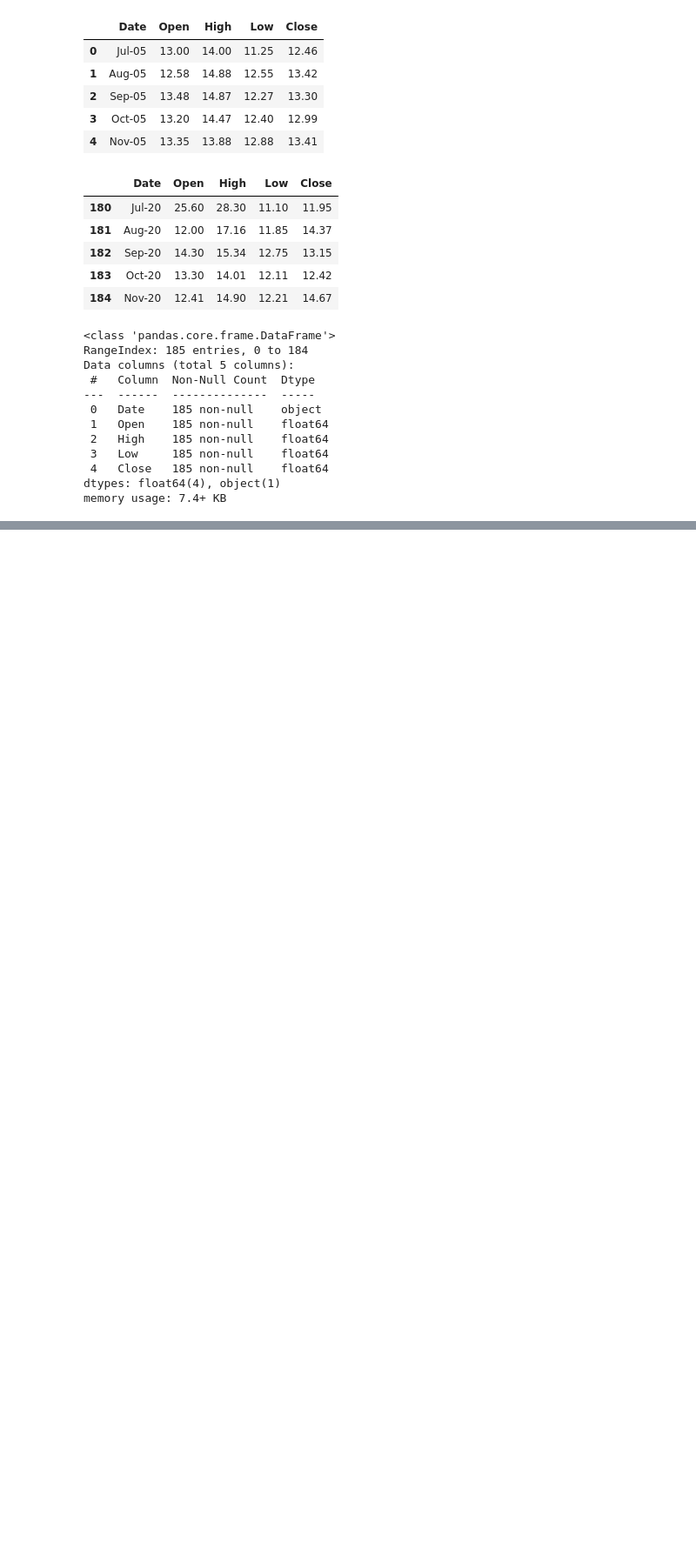
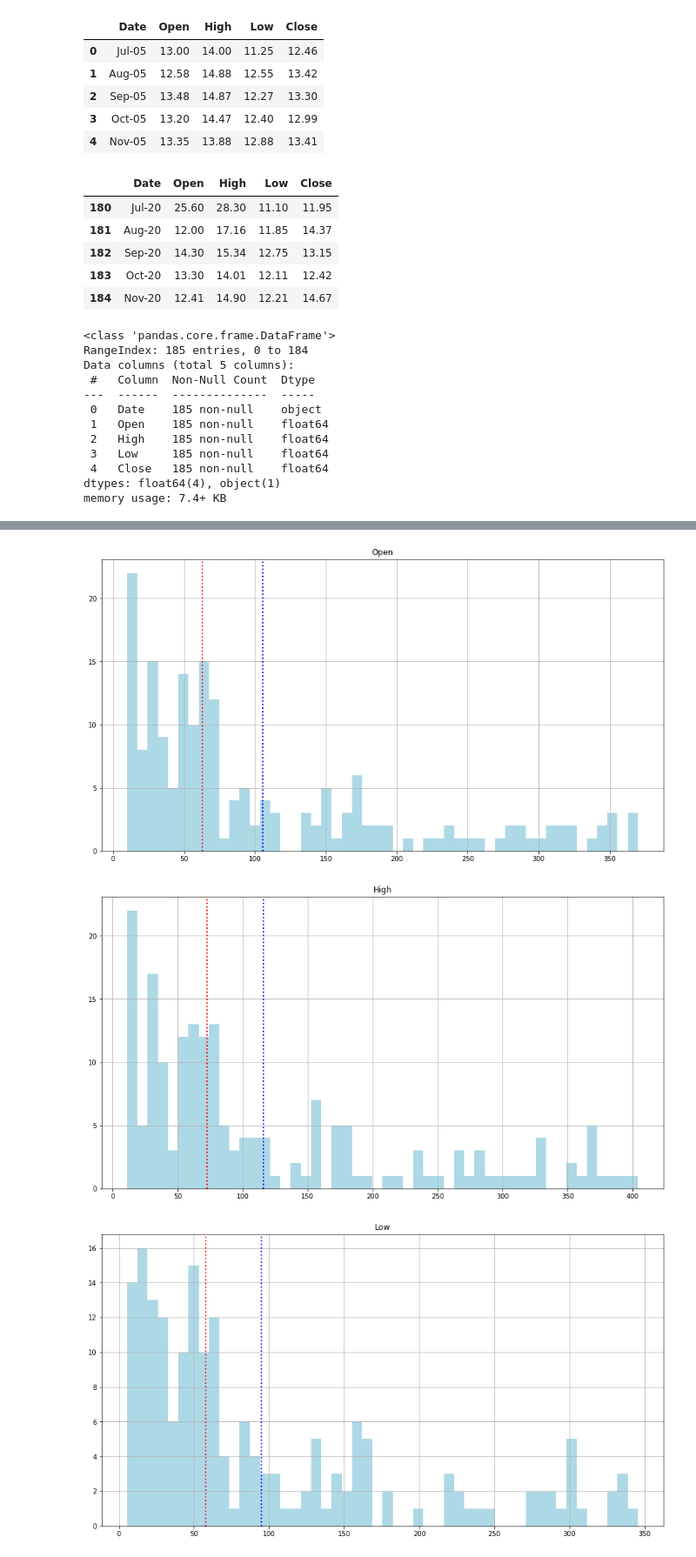
Before and after one commit to nehaa54/StockClosingPricePred, a Jupyter notebook: YesBankStockClosingPrediction.ipynb, the cells around one changed output, grey strips where cells are left out. Shown at 87% size. Cells and saved outputs as stored; diff of their text form; code cells hidden in the pictures; blank space fills up the shorter version.

```diff
--- a/YesBankStockClosingPrediction.ipynb
+++ b/YesBankStockClosingPrediction.ipynb
@@ -73,0 +62,3 @@ Text(0, 0.5, 'Close')
+# %%
+numerical_col = dataset.describe().columns
+numerical_col
@@ -73,0 +102,14 @@ Text(0, 0.5, 'Close')
+# %%
+for i in numerical_col[:]:
+  fig = plt.figure(figsize=(15,8))
+  ax = fig.gca()
+  features = dataset[i]
+  label = dataset['Close']
+  features.hist(bins = 50,ax = ax,color = 'lightblue')
+  ax.axvline(features.mean(),color = 'blue',linestyle = 'dotted',linewidth = 2)
+  ax.axvline(features.median(),color = 'red',linestyle = 'dotted',linewidth = 2)
+  ax.set_title(i)
+# %% [output]
+[figure, added]
+[figure, added]
+[figure, added]
```
Also changed, not shown: parts of 24 cells of this notebook.
